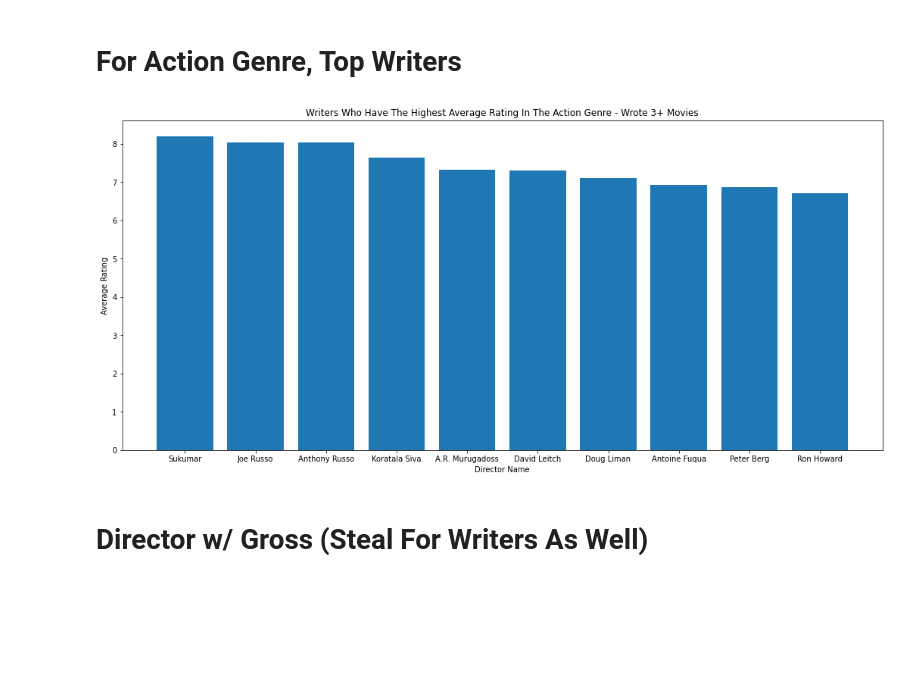
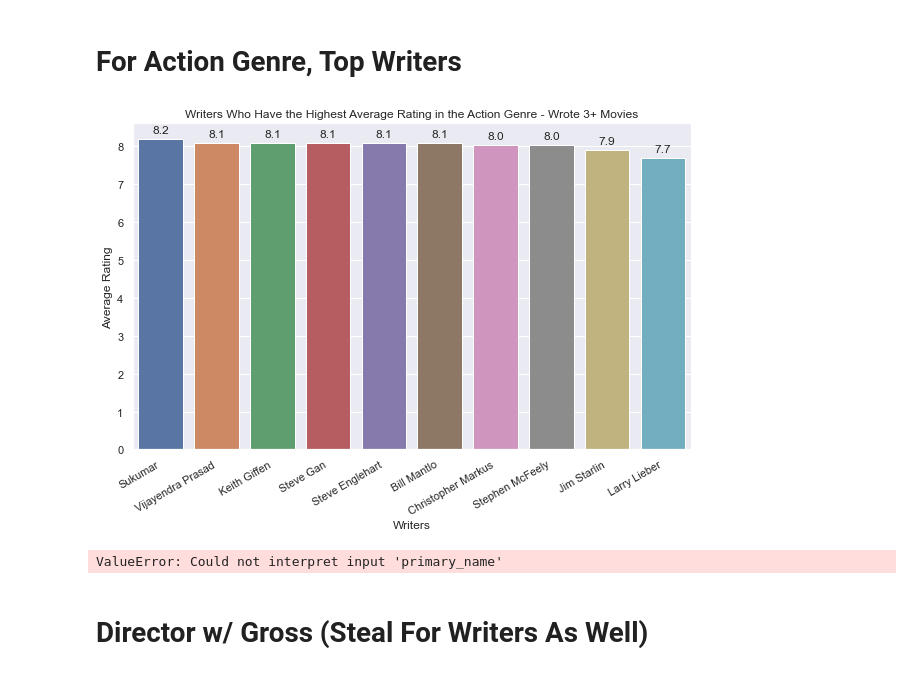
Before and after one commit to lperconti/Phase-One-Project---Lenore-Kelsey-Drew, a Jupyter notebook: kelsey_lane.ipynb, the cells around one changed output. Cells and saved outputs as stored; diff of their text form; code cells hidden in the pictures; blank space fills up the shorter version.

```diff
--- a/kelsey_lane.ipynb
+++ b/kelsey_lane.ipynb
@@ -452,7 +413,7 @@ alive_imdb_directors = to_be_or_not[to_be_or_not['death_year'].isna()]
 top_directors = alive_imdb_directors.groupby('primary_name')['tconst'].count().sort_values(ascending = False)
 top_directors_names = top_directors[top_directors.values > 2]
 names_list = list(top_directors_names.index.values)
-imdb_top_directors = alive_imdb_directors[alive_imdb_directors['primary_name'].isin(names_list)]
+imdb_top_directors_drama = alive_imdb_directors[alive_imdb_directors['primary_name'].isin(names_list)]
 # %%
 #Just directors that have produced the most in that genre
 """"
@@ -484,10 +461,10 @@ to_be_or_not2 = split_writers.merge(imdb_name_basics, left_on = 'writers', right
 
 alive_imdb_writers = to_be_or_not2[to_be_or_not2['death_year'].isna()]
 
-top_writers = alive_imdb_directors.groupby('primary_name')['tconst'].count().sort_values(ascending = False)
+top_writers = alive_imdb_writers.groupby('primary_name')['tconst'].count().sort_values(ascending = False)
 top_writers_names = top_writers[top_writers.values > 2]
 names_list = list(top_writers_names.index.values)
-imdb_top_writers = alive_imdb_directors[alive_imdb_directors['primary_name'].isin(names_list)]
+imdb_top_writers_drama = alive_imdb_writers[alive_imdb_writers['primary_name'].isin(names_list)]
 # %%
 #Just writers that have written the most in that genre
 """
@@ -526,5 +523,5 @@ alive_imdb_directors = to_be_or_not[to_be_or_not['death_year'].isna()]
 top_directors = alive_imdb_directors.groupby('primary_name')['tconst'].count().sort_values(ascending = False)
 top_directors_names = top_directors[top_directors.values > 2]
 names_list = list(top_directors_names.index.values)
-imdb_top_directors = alive_imdb_directors[alive_imdb_directors['primary_name'].isin(names_list)]
+imdb_top_directors_action = alive_imdb_directors[alive_imdb_directors['primary_name'].isin(names_list)]
 # %%
@@ -545,20 +557,44 @@ to_be_or_not2 = split_writers.merge(imdb_name_basics, left_on = 'writers', right
 
 alive_imdb_writers = to_be_or_not2[to_be_or_not2['death_year'].isna()]
 
-top_writers = alive_imdb_directors.groupby('primary_name')['tconst'].count().sort_values(ascending = False)
+top_writers = alive_imdb_writers.groupby('primary_name')['tconst'].count().sort_values(ascending = False)
 top_writers_names = top_writers[top_writers.values > 2]
 names_list = list(top_writers_names.index.values)
-imdb_top_writers = alive_imdb_directors[alive_imdb_directors['primary_name'].isin(names_list)]
+imdb_top_writers_action = alive_imdb_writers[alive_imdb_writers['primary_name'].isin(names_list)]
 # %%
-top_writers = imdb_top_writers.groupby('primary_name')['averagerating'].mean().sort_values(ascending = False)[:10]
+top_writers_action = imdb_top_writers_action.groupby('primary_name')['averagerating'].mean().sort_values(ascending = False)[:10]
 
-fig, ax = plt.subplots(figsize = (18,8))
-ax.bar(x = top_writers.index, height = top_writers.values)
-ax.set_title('Writers Who Have The Highest Average Rating In The Action Genre - Wrote 3+ Movies')
-ax.set_ylabel('Average Rating')
-ax.set_xlabel('Director Name');
+plt.figure(figsize=(10,6))
+writers_action_data = {'Writers': top_writers_action.index,
+                      'Average Rating': top_writers_action.values}
+df_writers_action = pd.DataFrame(writers_action_data)
+writers_action = sns.barplot(x='Writers', y='Average Rating', data=df_writers_action)
+writers_action.set_title('Writers Who Have the Highest Average Rating in the Action Genre - Wrote 3+ Movies')
+writers_action.set_xticklabels(labels=writers_action_data['Writers'], rotation = 30)
+plt.setp(writers_action.xaxis.get_majorticklabels(), ha='right')
+for p in writers_action.patches:
+    writers_action.annotate(format(p.get_height(), '.1f'),
+                   (p.get_x() + p.get_width() / 2., p.get_height()),
+                   ha = 'center', va = 'center',
+                   xytext = (0, 9),
+                   textcoords = 'offset points')
+
+#fig, ax = plt.subplots(figsize = (18,8))
+#ax.bar(x = .action.index, height = .action.values)
+#ax.set_title('Writers Who Have The Highest Average Rating In The Action Genre - Wrote 3+ Movies')
+#ax.set_ylabel('Average Rating')
+#ax.set_xlabel('Director Name');
 # %% [output]
-[figure, old version]
+[figure, new version]
+# %%
+top_directors = pd.concat([imdb_top_directors_drama, imdb_top_directors_action])
+top_directors_clean = top_directors.groupby(['primary_name', 'genres'])['averagerating'].mean().sort_values(ascending=False)
+#top_directors_clean.reset_index()
+#top_directors_melted = top_directors_clean.melt("primary_name",var_name="genres",value_name="Rating")
+
+sns.barplot(x='primary_name', y=f'{top_directors_clean.values}', data=top_directors_clean, hue='genres')
+# %% [output]
+ValueError: Could not interpret input 'primary_name'
 # %% [markdown]
 # Director w/ Gross (Steal For Writers As Well)
 # %%
```
Also changed, not shown: parts of 13 cells of this notebook, 3 other files.
